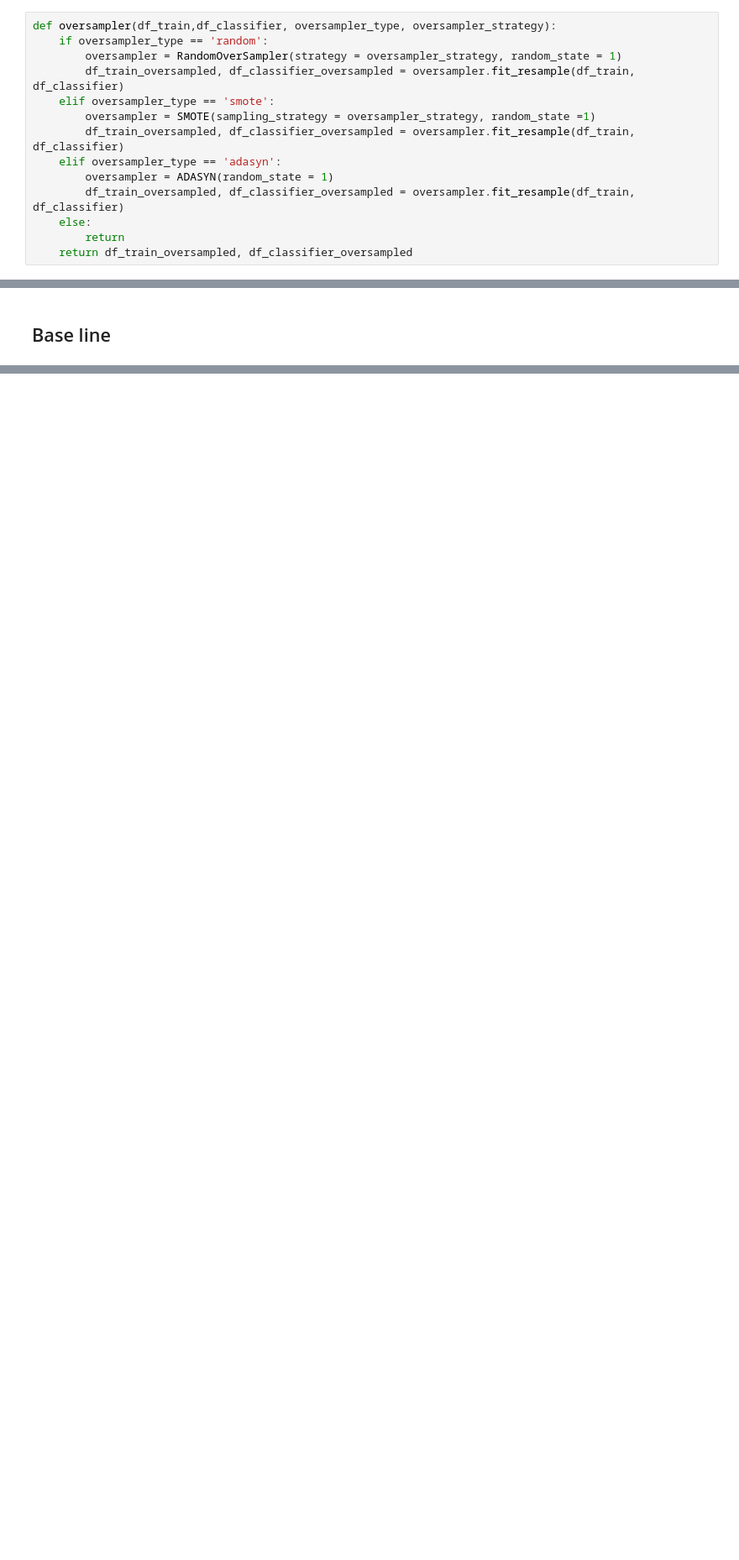
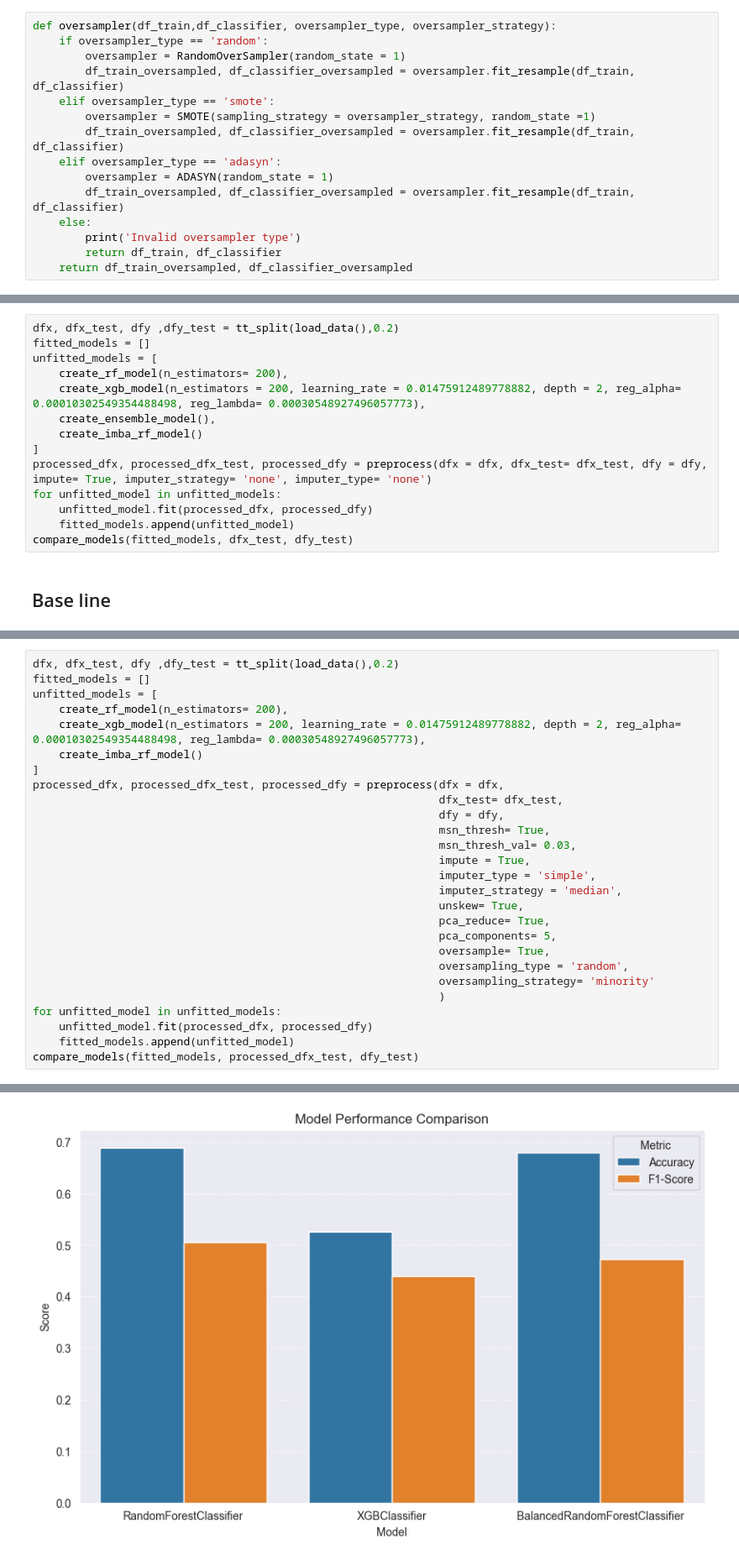
Before and after one commit to TheCherubQueen/DC3DMN, a Jupyter notebook: cw/DC3DMN_param_tuner.ipynb, the cells around one changed output, grey strips where cells are left out. Shown at 84% size. Drawn from its saved outputs; the diff is of its cells as text; blank space fills up the shorter version.

```diff
--- a/cw/DC3DMN_param_tuner.ipynb
+++ b/cw/DC3DMN_param_tuner.ipynb
@@ -145,7 +161,7 @@ def pca_reduction(df_train,df_test, components):
 # %%
 def oversampler(df_train,df_classifier, oversampler_type, oversampler_strategy):
     if oversampler_type == 'random':
-        oversampler = RandomOverSampler(strategy = oversampler_strategy, random_state = 1)
+        oversampler = RandomOverSampler(random_state = 1)
         df_train_oversampled, df_classifier_oversampled = oversampler.fit_resample(df_train, df_classifier)
     elif oversampler_type == 'smote':
         oversampler = SMOTE(sampling_strategy = oversampler_strategy, random_state =1)
@@ -154,5 +170,6 @@ def oversampler(df_train,df_classifier, oversampler_type, oversampler_strategy):
         oversampler = ADASYN(random_state = 1)
         df_train_oversampled, df_classifier_oversampled = oversampler.fit_resample(df_train, df_classifier)
     else:
-        return
+        print('Invalid oversampler type')
+        return df_train, df_classifier
     return df_train_oversampled, df_classifier_oversampled
@@ -159,2 +245,16 @@ def oversampler(df_train,df_classifier, oversampler_type, oversampler_strategy):
+# %%
+dfx, dfx_test, dfy ,dfy_test = tt_split(load_data(),0.2)
+fitted_models = []
+unfitted_models = [
+    create_rf_model(n_estimators= 200),
+    create_xgb_model(n_estimators = 200, learning_rate = 0.01475912489778882, depth = 2, reg_alpha= 0.00010302549354488498, reg_lambda= 0.00030548927496057773),
+    create_ensemble_model(),
+    create_imba_rf_model()
+]
+processed_dfx, processed_dfx_test, processed_dfy = preprocess(dfx = dfx, dfx_test= dfx_test, dfy = dfy, impute= True, imputer_strategy= 'none', imputer_type= 'none')
+for unfitted_model in unfitted_models:
+    unfitted_model.fit(processed_dfx, processed_dfy)
+    fitted_models.append(unfitted_model)
+compare_models(fitted_models, dfx_test, dfy_test)
 # %% [markdown]
 ## Base line
@@ -177,0 +265,28 @@ plt.show()
+# %%
+dfx, dfx_test, dfy ,dfy_test = tt_split(load_data(),0.2)
+fitted_models = []
+unfitted_models = [
+    create_rf_model(n_estimators= 200),
+    create_xgb_model(n_estimators = 200, learning_rate = 0.01475912489778882, depth = 2, reg_alpha= 0.00010302549354488498, reg_lambda= 0.00030548927496057773),
+    create_imba_rf_model()
+]
+processed_dfx, processed_dfx_test, processed_dfy = preprocess(dfx = dfx,
+                                                              dfx_test= dfx_test,
+                                                              dfy = dfy,
+                                                              msn_thresh= True,
+                                                              msn_thresh_val= 0.03,
+                                                              impute = True,
+                                                              imputer_type = 'simple',
+                                                              imputer_strategy = 'median',
+                                                              unskew= True,
+                                                              pca_reduce= True,
+                                                              pca_components= 5,
+                                                              oversample= True,
+                                                              oversampling_type = 'random',
+                                                              oversampling_strategy= 'minority'
+                                                              )
+for unfitted_model in unfitted_models:
+    unfitted_model.fit(processed_dfx, processed_dfy)
+    fitted_models.append(unfitted_model)
+compare_models(fitted_models, processed_dfx_test, dfy_test)
+# %% [output]
@@ -177,0 +305 @@ plt.show()
+[figure, added]
```
Also changed, not shown: parts of 16 cells of this notebook.
